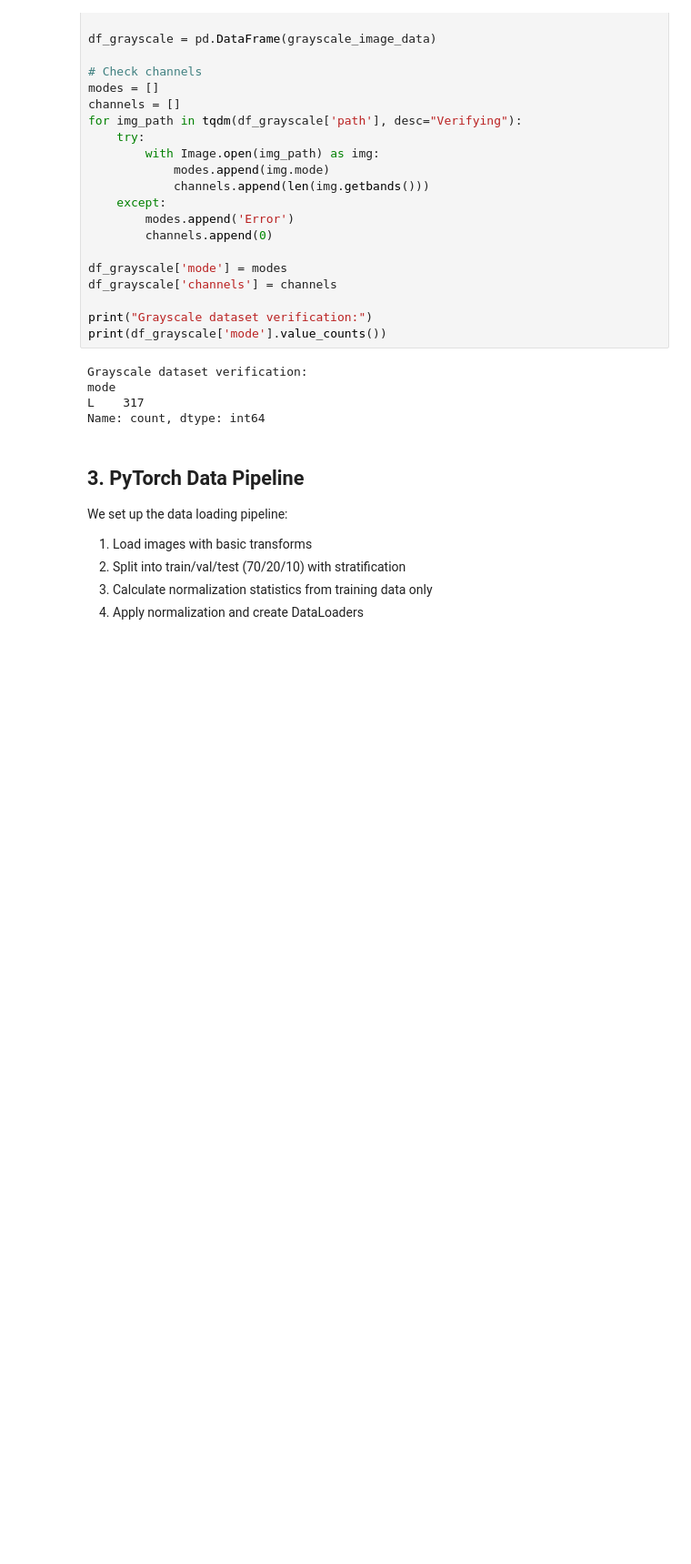
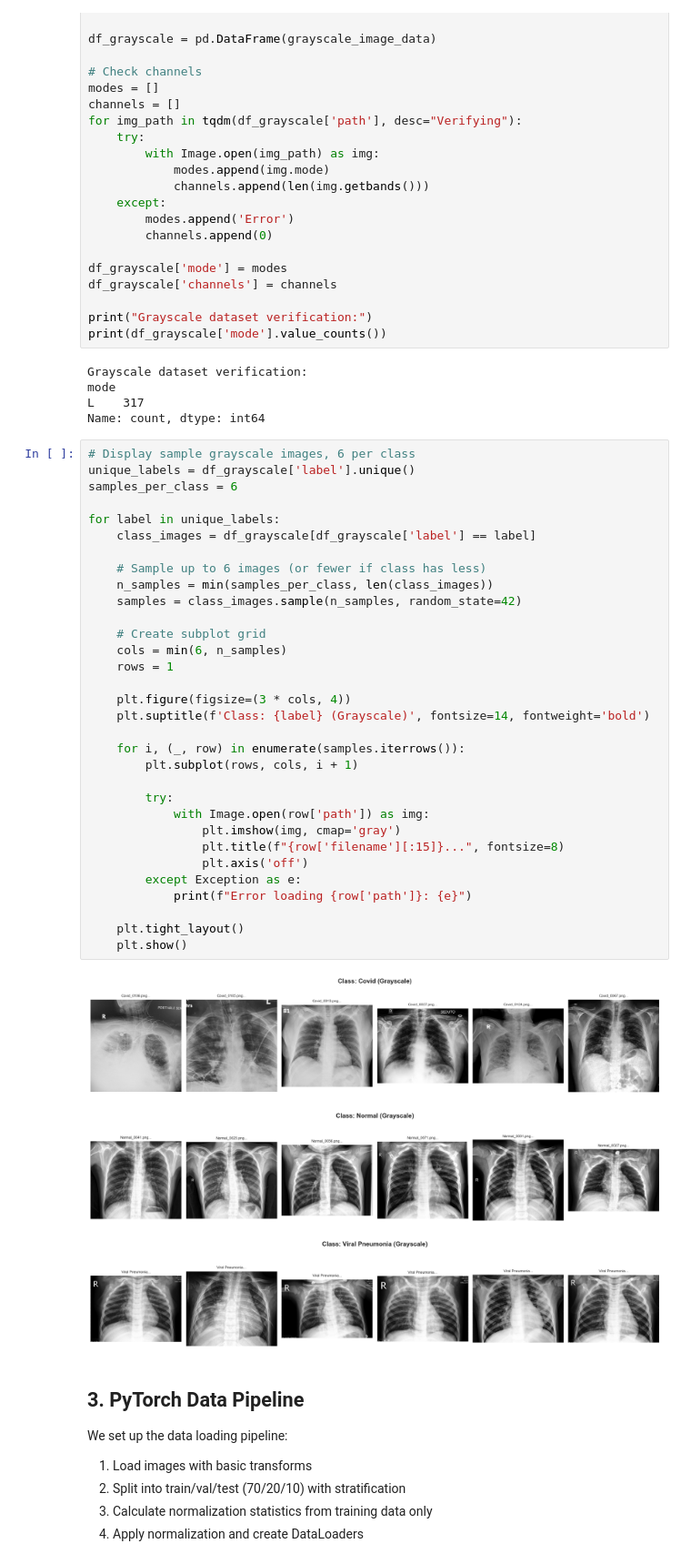
Before and after one commit to HerbyFiitStuba/covid_dataset, a Jupyter notebook: model.ipynb, the cells around one changed output. Shown at 91% size. Saved outputs shown, nothing was run; the diff lists cells and outputs as text; blank space fills up the shorter version.

```diff
--- a/model.ipynb
+++ b/model.ipynb
@@ -284,6 +290,42 @@ Grayscale dataset verification:
 mode
 L    317
 Name: count, dtype: int64
+# %%
+# Display sample grayscale images, 6 per class
+unique_labels = df_grayscale['label'].unique()
+samples_per_class = 6
+
+for label in unique_labels:
+    class_images = df_grayscale[df_grayscale['label'] == label]
+
+    # Sample up to 6 images (or fewer if class has less)
+    n_samples = min(samples_per_class, len(class_images))
+    samples = class_images.sample(n_samples, random_state=42)
+
+    # Create subplot grid
+    cols = min(6, n_samples)
+    rows = 1
+
+    plt.figure(figsize=(3 * cols, 4))
+    plt.suptitle(f'Class: {label} (Grayscale)', fontsize=14, fontweight='bold')
+
+    for i, (_, row) in enumerate(samples.iterrows()):
+        plt.subplot(rows, cols, i + 1)
+
+        try:
+            with Image.open(row['path']) as img:
+                plt.imshow(img, cmap='gray')
+                plt.title(f"{row['filename'][:15]}...", fontsize=8)
+                plt.axis('off')
+        except Exception as e:
+            print(f"Error loading {row['path']}: {e}")
+
+    plt.tight_layout()
+    plt.show()
+# %% [output]
+[figure, added]
+[figure, added]
+[figure, added]
 # %% [markdown]
 ## 3. PyTorch Data Pipeline
 
```
Also changed, not shown: parts of 7 cells of this notebook, 1 other file.
